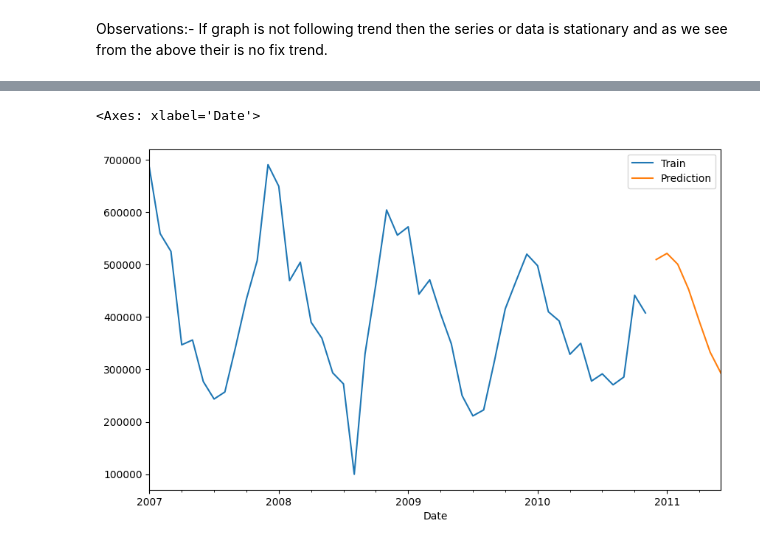
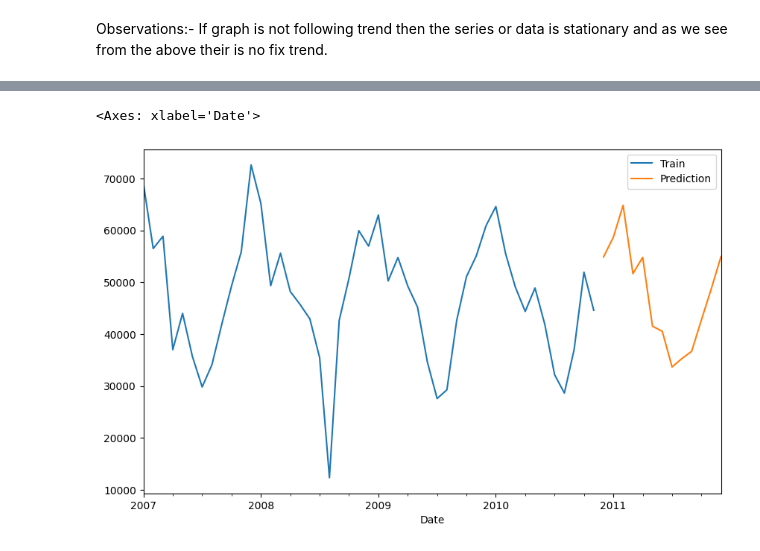
Before and after one commit to arpitsimform/Time-Series, a Jupyter notebook: test.ipynb, the cells around one changed output, grey strips where cells are left out. Drawn from its saved outputs; the diff is of its cells as text; code cells hidden in the pictures.

```diff
--- a/test.ipynb
+++ b/test.ipynb
@@ -37,7 +37,7 @@ def read_timeseries_data(file_path, delimiter=";"):
         return None
 
 # Example usage
-file_path = "/home/arpit/Public/Timeseries/household_power_consumption.txt"
+file_path = "/home/arpit/Public/Time-Series/household_power_consumption.txt"
 timeseries_data = read_timeseries_data(file_path)
 if timeseries_data is not None:
     print(timeseries_data.head())
@@ -1239,10 +1265,10 @@ pred.plot(legend=True, label='PredictionArima')
 # %%
 # Predict future data
 
-final_model = ARIMA(ts,order=(2,0,2)).fit()
-prediction = final_model.predict(len(ts), len(ts)+6)
-ts.plot(legend=True, label='Train',figsize=(10,6))
+final_model = ARIMA(ts_3,order=(5,0,5)).fit()
+prediction = final_model.predict(len(ts_3), len(ts_3)+12)
+ts_3.plot(legend=True, label='Train',figsize=(10,6))
 prediction.plot(legend=True, label='Prediction')
 # %% [output]
 <Axes: xlabel='Date'>
-[figure, old version]
+[figure, new version]
```
Also changed, not shown: parts of 50 cells of this notebook.
